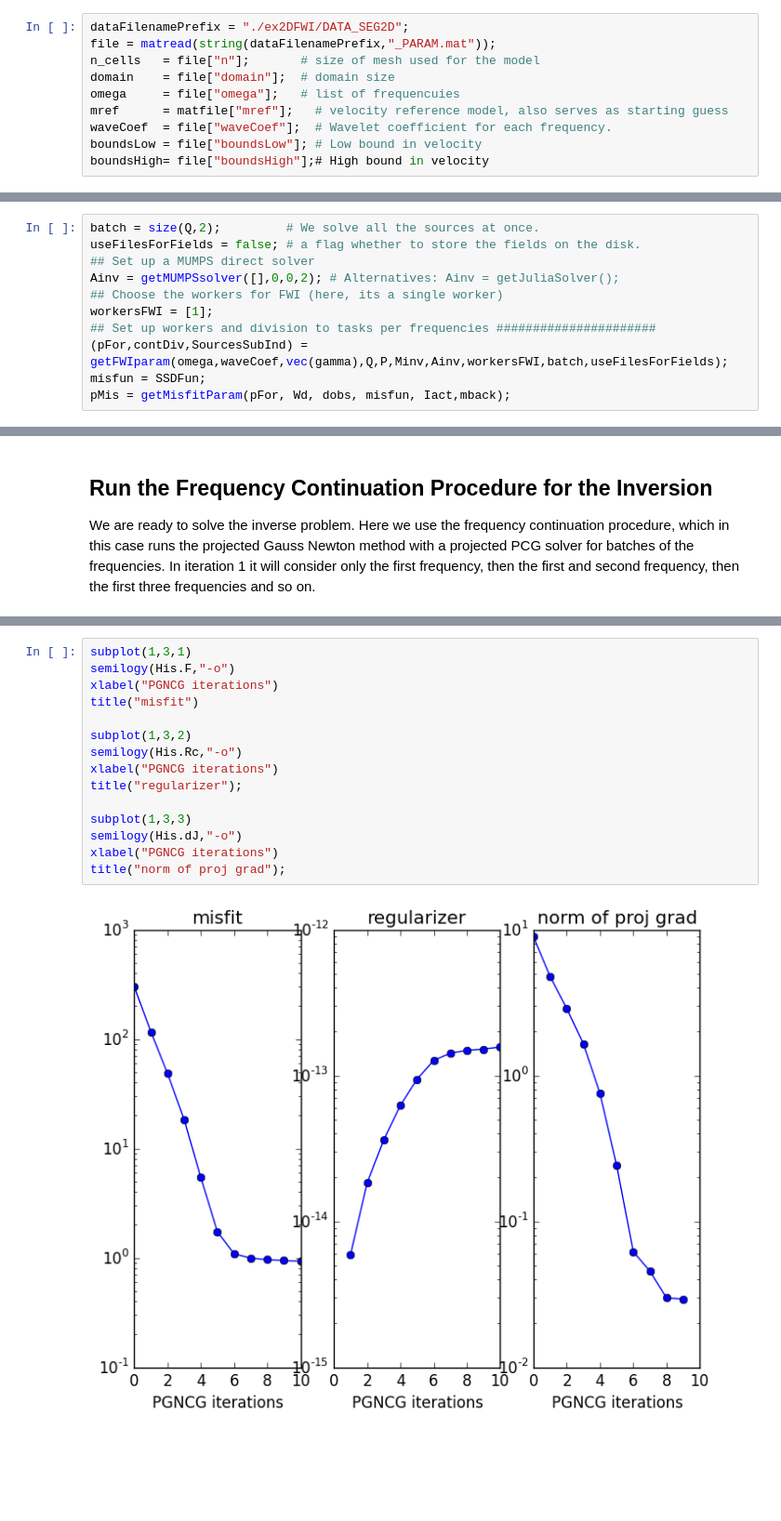
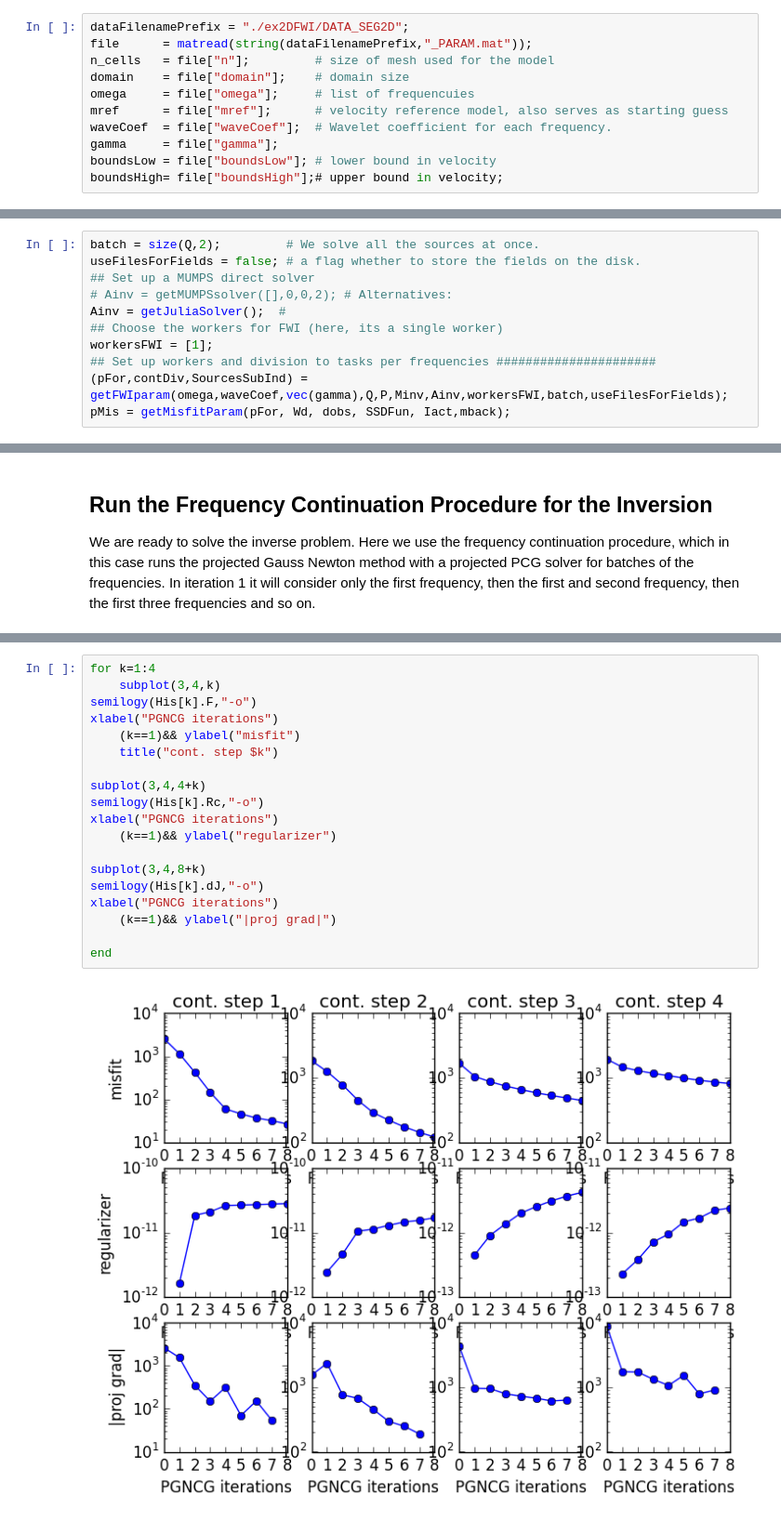
Before and after one commit to rShekhtman/jInv.jl, a Jupyter notebook: examples/exFWI2D.ipynb, the cells around one changed output, grey strips where cells are left out. Shown at 93% size. Cells and saved outputs as stored; diff of their text form; blank space fills up the shorter version.

```diff
--- a/examples/exFWI2D.ipynb
+++ b/examples/exFWI2D.ipynb
@@ -58,11 +60,12 @@ using ForwardHelmholtz
 Some test parameters are given in the mat file `DATA_SEG2D_PARAM.mat`.
 # %%
 dataFilenamePrefix = "./ex2DFWI/DATA_SEG2D";
-file = matread(string(dataFilenamePrefix,"_PARAM.mat"));
-n_cells   = file["n"];       # size of mesh used for the model
-domain    = file["domain"];  # domain size
-omega     = file["omega"];   # list of frequencuies
-mref      = matfile["mref"];   # velocity reference model, also serves as starting guess
+file      = matread(string(dataFilenamePrefix,"_PARAM.mat"));
+n_cells   = file["n"];         # size of mesh used for the model
+domain    = file["domain"];    # domain size
+omega     = file["omega"];     # list of frequencuies
+mref      = file["mref"];      # velocity reference model, also serves as starting guess
 waveCoef  = file["waveCoef"];  # Wavelet coefficient for each frequency.
-boundsLow = file["boundsLow"]; # Low bound in velocity
-boundsHigh= file["boundsHigh"];# High bound in velocity
+gamma     = file["gamma"];
+boundsLow = file["boundsLow"]; # lower bound in velocity
+boundsHigh= file["boundsHigh"];# upper bound in velocity;
@@ -122,13 +122,13 @@ Next, we set up the misfit param for our FWI inverse problem. Here, we use one w
 batch = size(Q,2);         # We solve all the sources at once.
 useFilesForFields = false; # a flag whether to store the fields on the disk.
 ## Set up a MUMPS direct solver
-Ainv = getMUMPSsolver([],0,0,2); # Alternatives: Ainv = getJuliaSolver();
+# Ainv = getMUMPSsolver([],0,0,2); # Alternatives:
+Ainv = getJuliaSolver();  #
 ## Choose the workers for FWI (here, its a single worker)
 workersFWI = [1];
 ## Set up workers and division to tasks per frequencies ######################
 (pFor,contDiv,SourcesSubInd) = getFWIparam(omega,waveCoef,vec(gamma),Q,P,Minv,Ainv,workersFWI,batch,useFilesForFields);
-misfun = SSDFun;
-pMis = getMisfitParam(pFor, Wd, dobs, misfun, Iact,mback);
+pMis = getMisfitParam(pFor, Wd, dobs, SSDFun, Iact,mback);
 # %% [markdown]
 ## Configure the Inversion
 
@@ -203,17 +204,21 @@ projGNCG iterated maxIter=10 times but reached only stepNorm of 0.06326529479042
 # %%
-subplot(1,3,1)
-semilogy(His.F,"-o")
+for k=1:4
+    subplot(3,4,k)
+semilogy(His[k].F,"-o")
 xlabel("PGNCG iterations")
-title("misfit")
+    (k==1)&& ylabel("misfit")
+    title("cont. step $k")
 
-subplot(1,3,2)
-semilogy(His.Rc,"-o")
+subplot(3,4,4+k)
+semilogy(His[k].Rc,"-o")
 xlabel("PGNCG iterations")
-title("regularizer");
+    (k==1)&& ylabel("regularizer")
 
-subplot(1,3,3)
-semilogy(His.dJ,"-o")
+subplot(3,4,8+k)
+semilogy(His[k].dJ,"-o")
 xlabel("PGNCG iterations")
-title("norm of proj grad");
+    (k==1)&& ylabel("|proj grad|")
+
+end
 # %% [output]
-[figure, old version]
+[figure, new version]
```
Also changed, not shown: parts of 13 cells of this notebook, 4 other files.
